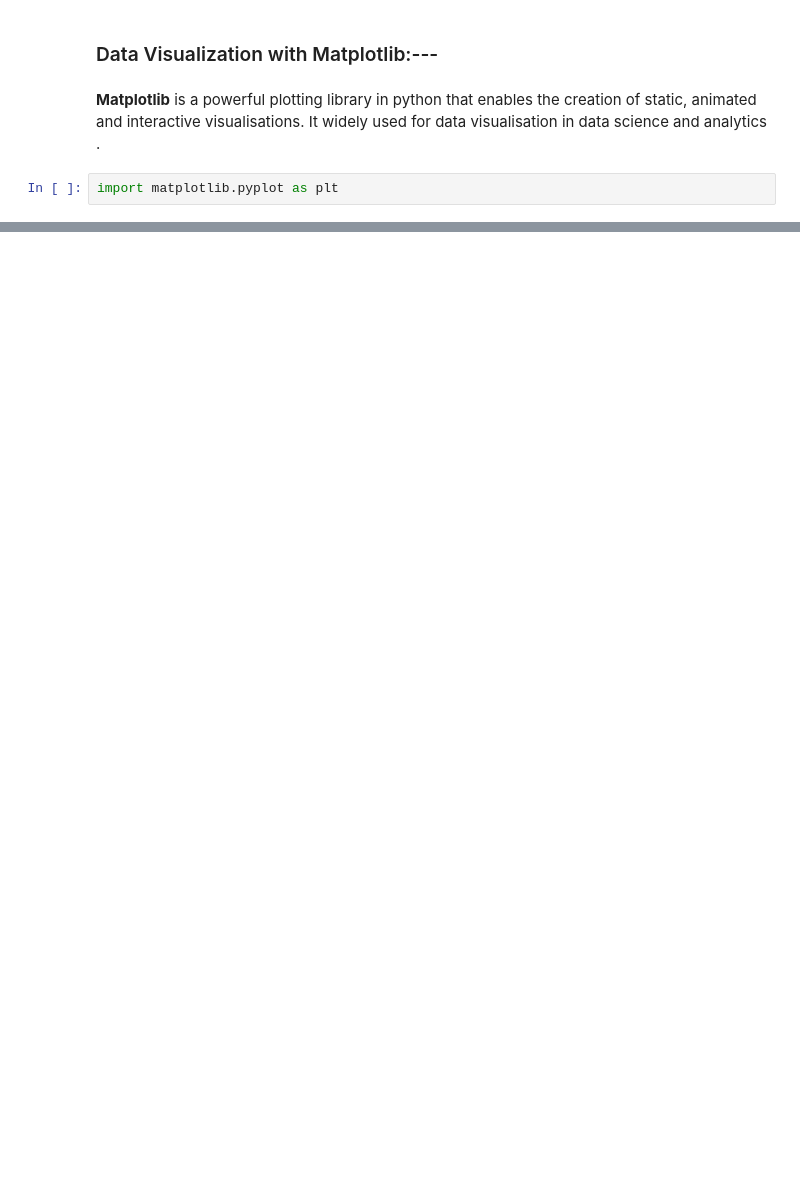
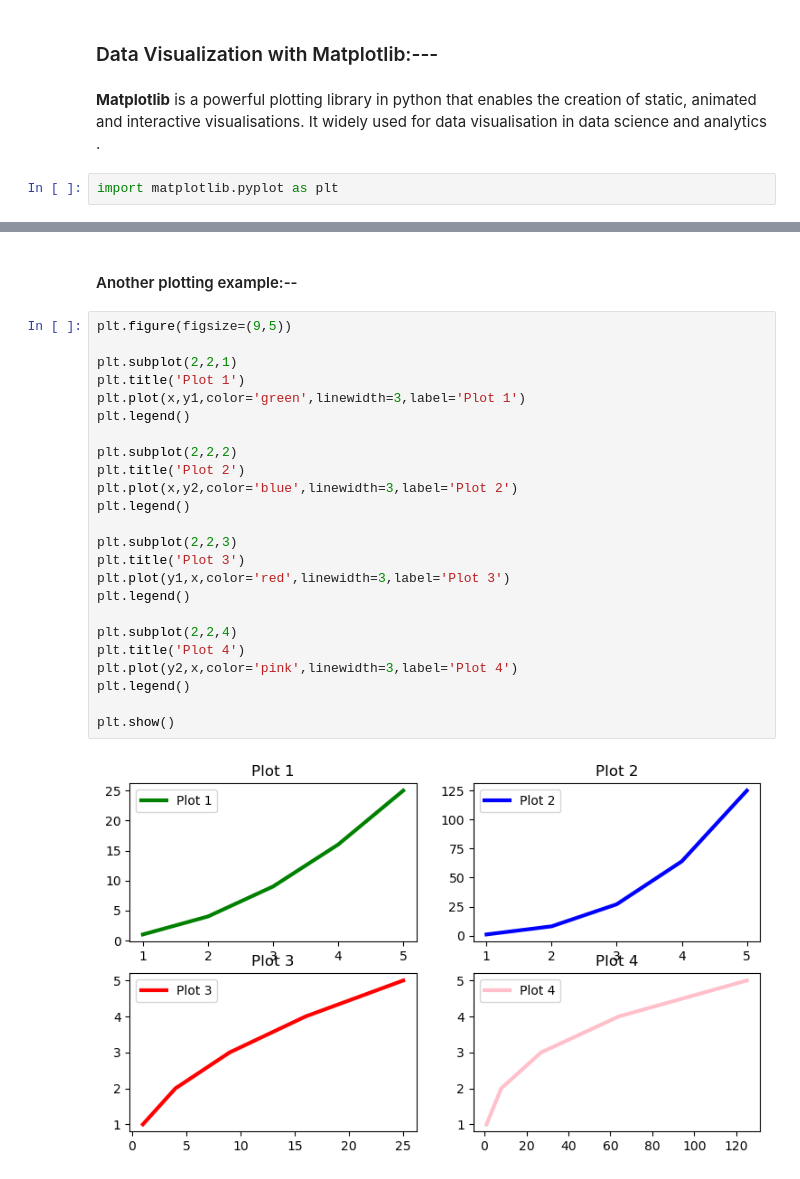
Before and after one commit to ganeshbgunjal/Data-Analysis-Libraries, a Jupyter notebook: 5 Data visualization with Matplotlib.ipynb, the cells around one changed output, grey strips where cells are left out. Cells and saved outputs as stored; diff of their text form; blank space fills up the shorter version.

```diff
--- a/5 Data visualization with Matplotlib.ipynb
+++ b/5 Data visualization with Matplotlib.ipynb
@@ -19,0 +49,28 @@ plt.plot(x,y,color='red',linewidth=3)
+# %% [markdown]
+#### Another plotting example:--
+# %%
+plt.figure(figsize=(9,5))
+
+plt.subplot(2,2,1)
+plt.title('Plot 1')
+plt.plot(x,y1,color='green',linewidth=3,label='Plot 1')
+plt.legend()
+
+plt.subplot(2,2,2)
+plt.title('Plot 2')
+plt.plot(x,y2,color='blue',linewidth=3,label='Plot 2')
+plt.legend()
+
+plt.subplot(2,2,3)
+plt.title('Plot 3')
+plt.plot(y1,x,color='red',linewidth=3,label='Plot 3')
+plt.legend()
+
+plt.subplot(2,2,4)
+plt.title('Plot 4')
+plt.plot(y2,x,color='pink',linewidth=3,label='Plot 4')
+plt.legend()
+
+plt.show()
+# %% [output]
+[figure, added]
```
Also changed, not shown: parts of 6 cells of this notebook.
